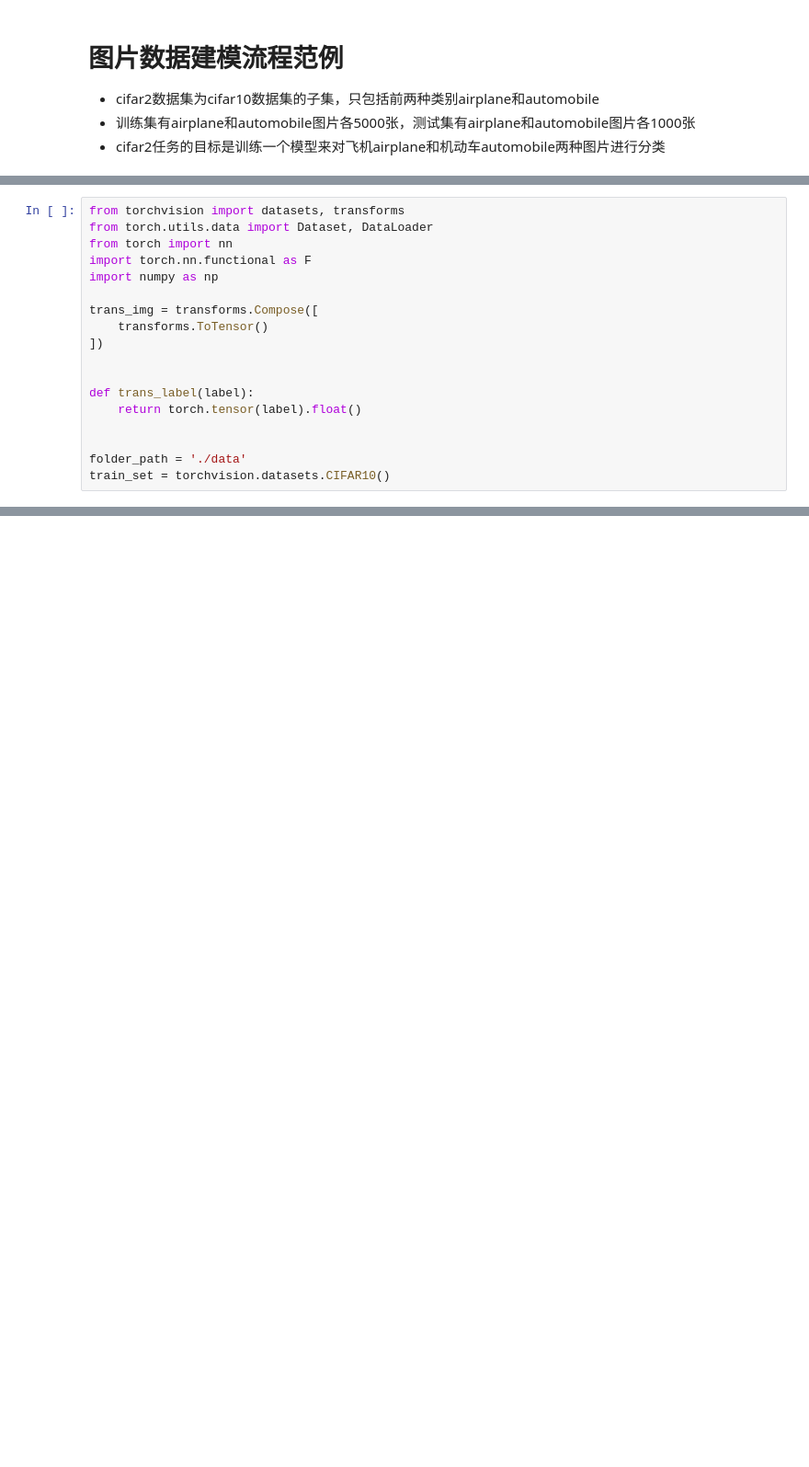
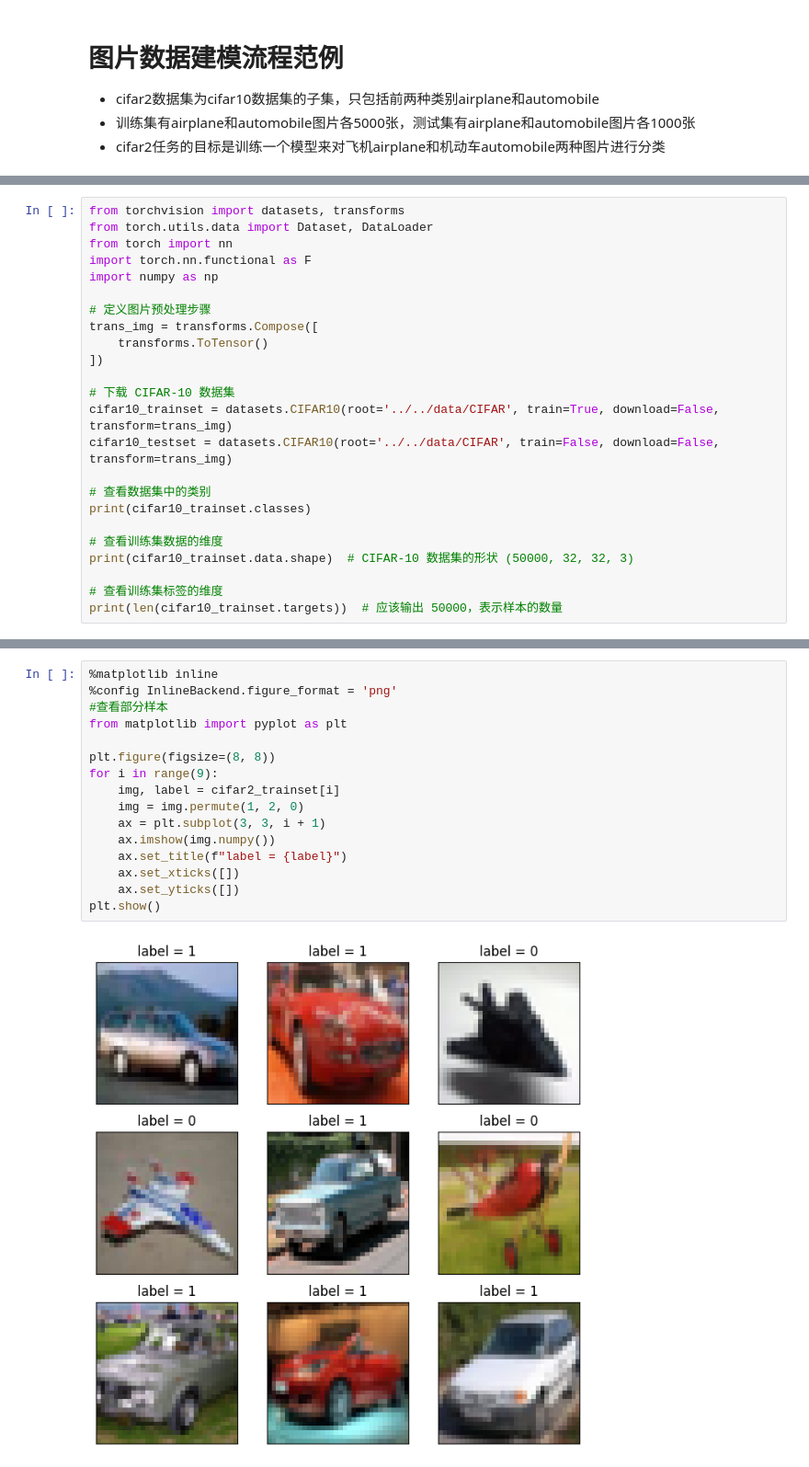
Before and after one commit to longwarriors/nn_dummies, a Jupyter notebook: tutorials/YigeyouyilideChihuo/eat-pytorch-1-2_image-data.ipynb, the cells around one changed output, grey strips where cells are left out. Shown at 92% size. Saved outputs shown, nothing was run; the diff lists cells and outputs as text; blank space fills up the shorter version.

```diff
--- a/tutorials/YigeyouyilideChihuo/eat-pytorch-1-2_image-data.ipynb
+++ b/tutorials/YigeyouyilideChihuo/eat-pytorch-1-2_image-data.ipynb
@@ -47,14 +52,20 @@ from torch import nn
 import torch.nn.functional as F
 import numpy as np
 
+# 定义图片预处理步骤
 trans_img = transforms.Compose([
     transforms.ToTensor()
 ])
 
+# 下载 CIFAR-10 数据集
+cifar10_trainset = datasets.CIFAR10(root='../../data/CIFAR', train=True, download=False, transform=trans_img)
+cifar10_testset = datasets.CIFAR10(root='../../data/CIFAR', train=False, download=False, transform=trans_img)
 
-def trans_label(label):
-    return torch.tensor(label).float()
+# 查看数据集中的类别
+print(cifar10_trainset.classes)
 
+# 查看训练集数据的维度
+print(cifar10_trainset.data.shape)  # CIFAR-10 数据集的形状 (50000, 32, 32, 3)
 
-folder_path = './data'
-train_set = torchvision.datasets.CIFAR10()
+# 查看训练集标签的维度
+print(len(cifar10_trainset.targets))  # 应该输出 50000，表示样本的数量
@@ -60,0 +116,18 @@ train_set = torchvision.datasets.CIFAR10()
+# %%
+%matplotlib inline
+%config InlineBackend.figure_format = 'png'
+#查看部分样本
+from matplotlib import pyplot as plt
+
+plt.figure(figsize=(8, 8))
+for i in range(9):
+    img, label = cifar2_trainset[i]
+    img = img.permute(1, 2, 0)
+    ax = plt.subplot(3, 3, i + 1)
+    ax.imshow(img.numpy())
+    ax.set_title(f"label = {label}")
+    ax.set_xticks([])
+    ax.set_yticks([])
+plt.show()
+# %% [output]
+[figure, added]
```
Also changed, not shown: parts of 12 cells of this notebook.
